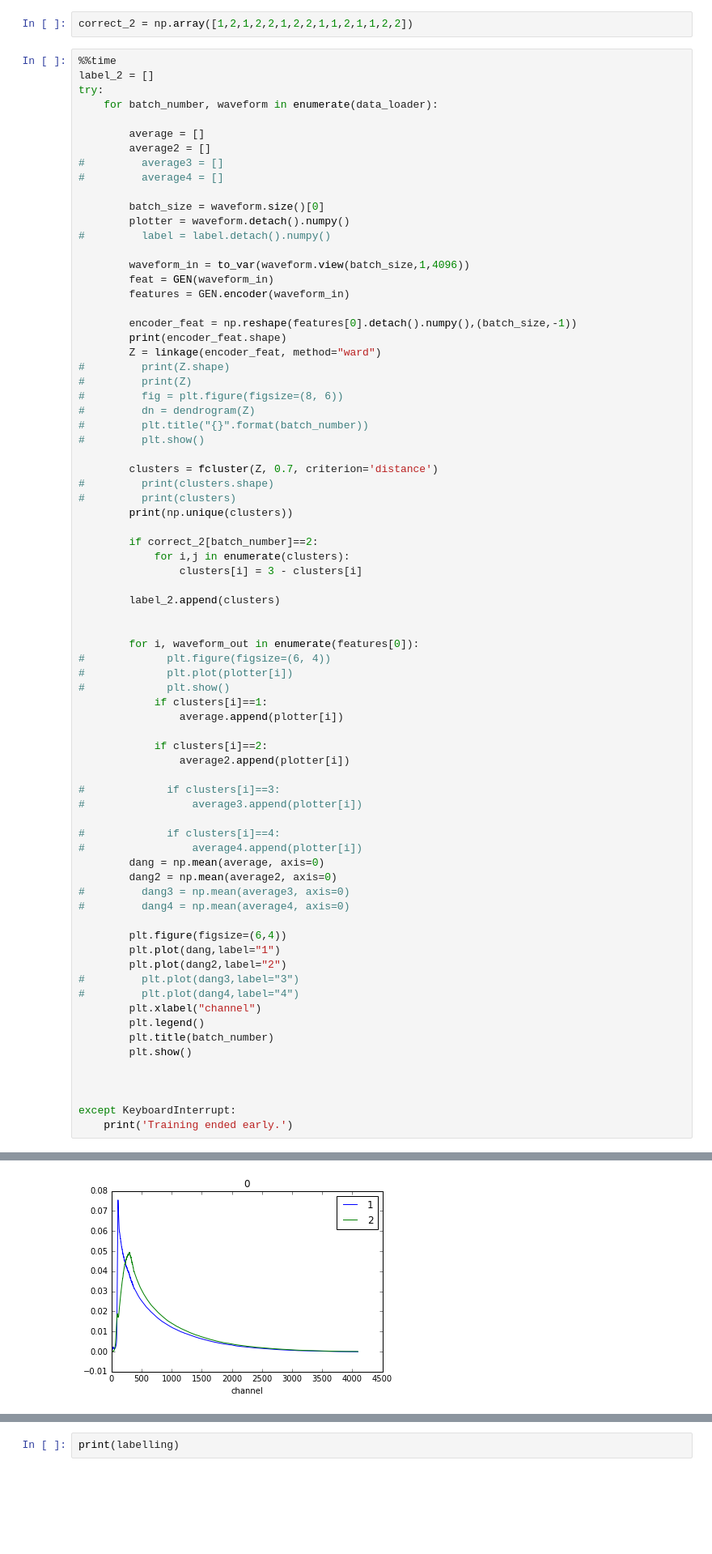
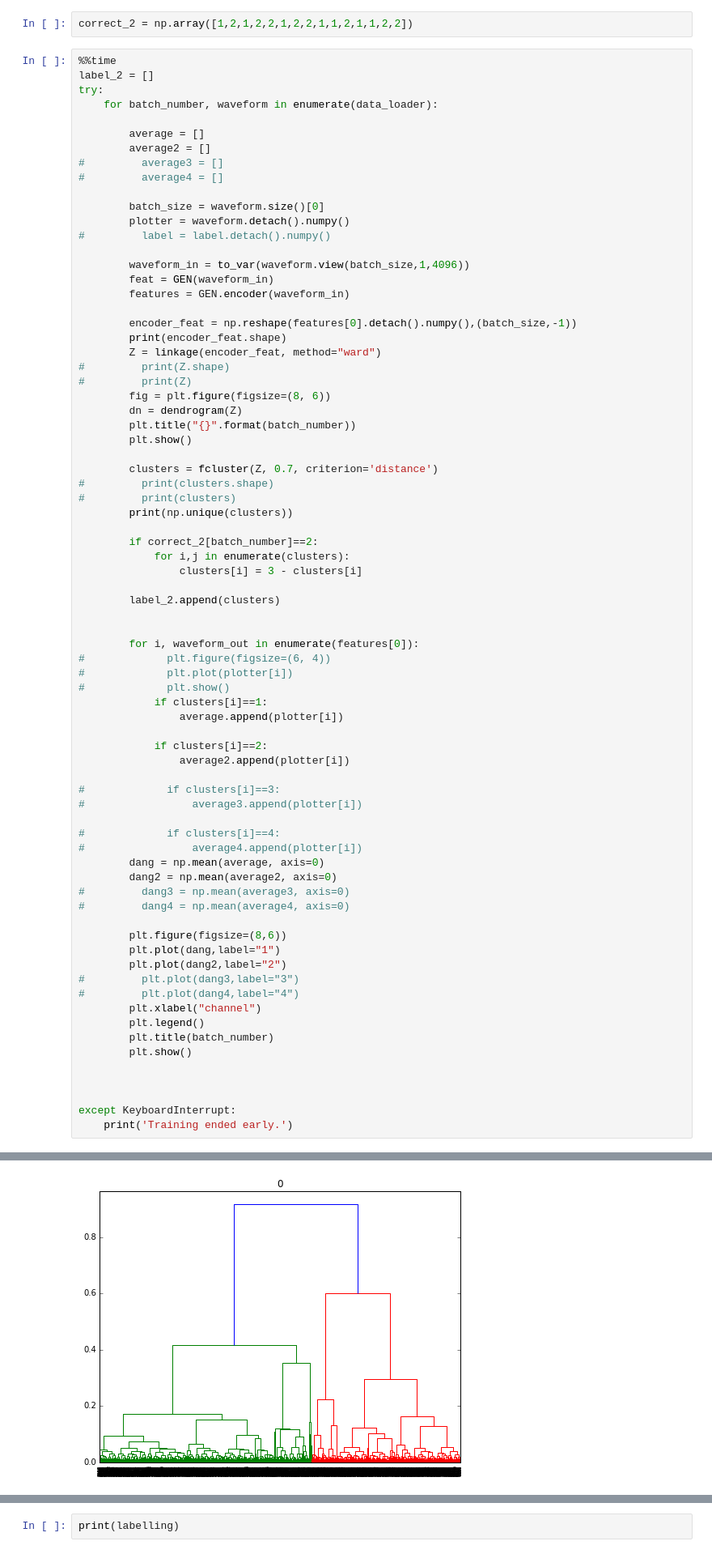
Before and after one commit to hareyakana/Script_For_TS_Keras, a Jupyter notebook: Selector.ipynb, the cells around one changed output, grey strips where cells are left out. Shown at 81% size. Saved outputs shown, nothing was run; the diff lists cells and outputs as text; blank space fills up the shorter version.

```diff
--- a/Selector.ipynb
+++ b/Selector.ipynb
@@ -176,10 +176,10 @@ try:
         Z = linkage(encoder_feat, method="ward")
 #         print(Z.shape)
 #         print(Z)
-#         fig = plt.figure(figsize=(8, 6))
-#         dn = dendrogram(Z)
-#         plt.title("{}".format(batch_number))
-#         plt.show()
+        fig = plt.figure(figsize=(8, 6))
+        dn = dendrogram(Z)
+        plt.title("{}".format(batch_number))
+        plt.show()
 
         clusters = fcluster(Z, 0.7, criterion='distance')
 #         print(clusters.shape)
@@ -213,7 +213,7 @@ try:
 #         dang3 = np.mean(average3, axis=0)
 #         dang4 = np.mean(average4, axis=0)
 
-        plt.figure(figsize=(6,4))
+        plt.figure(figsize=(8,6))
         plt.plot(dang,label="1")
         plt.plot(dang2,label="2")
 #         plt.plot(dang3,label="3")
@@ -233 +232 @@ except KeyboardInterrupt:
-[figure, old version]
+[figure, new version]
```
Also changed, not shown: parts of 3 cells of this notebook, 4 other files.
